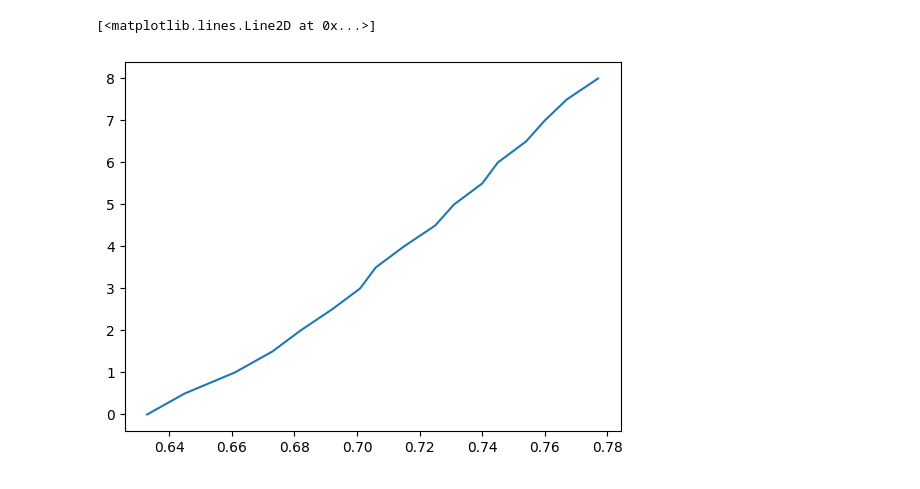
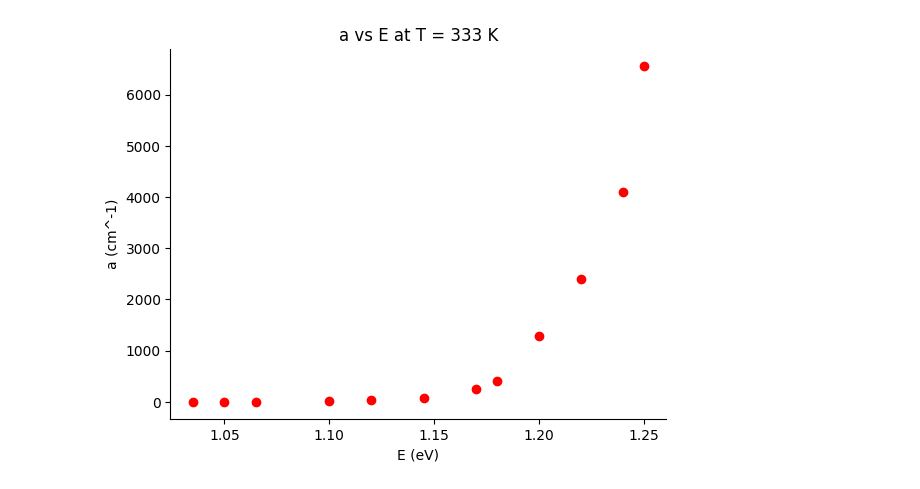
Before and after one commit to eyob-tewelde/quantum-nanostructures, a Jupyter notebook: hw2/q2.ipynb, the cells around one changed output. Drawn from its saved outputs; the diff is of its cells as text; code cells hidden in the pictures.

```diff
--- a/hw2/q2.ipynb
+++ b/hw2/q2.ipynb
@@ -12,5 +0,0 @@ plt.plot(e,a ** 2)
-# %%
-plt.plot(e, np.sqrt(a))
-# %% [output]
-[<matplotlib.lines.Line2D at 0x...>]
-[figure, removed]
@@ -16,0 +4,16 @@ plt.plot(e, np.sqrt(a))
+# %%
+e333 = [1.035,1.05, 1.065, 1.1, 1.12, 1.145, 1.17,1.18, 1.2, 1.22,1.24,1.25]
+a333_sqrt = np.array([0,0.6, 1, 1.9, 2.3, 3, 4, 4.5,6, 7,8,9])
+a333 = a333_sqrt ** 4
+
+# plt.plot(e333[0:7], a333[0:7], color="blue")
+# plt.plot(e333[6:], a333[6:], color="blue")
+# plt.plot(e333, a333)
+plt.scatter(e333, a333, color="red")
+plt.gca().spines[["top", "right"]].set_visible(False)
+plt.title("a vs E at T = 333 K")
+plt.ylabel("a (cm^-1)")
+plt.xlabel("E (eV)")
+plt.savefig("ps2_q2a_333.png")
+# %% [output]
+[figure, added]
```
Also changed, not shown: parts of 4 cells of this notebook, 6 other files.
